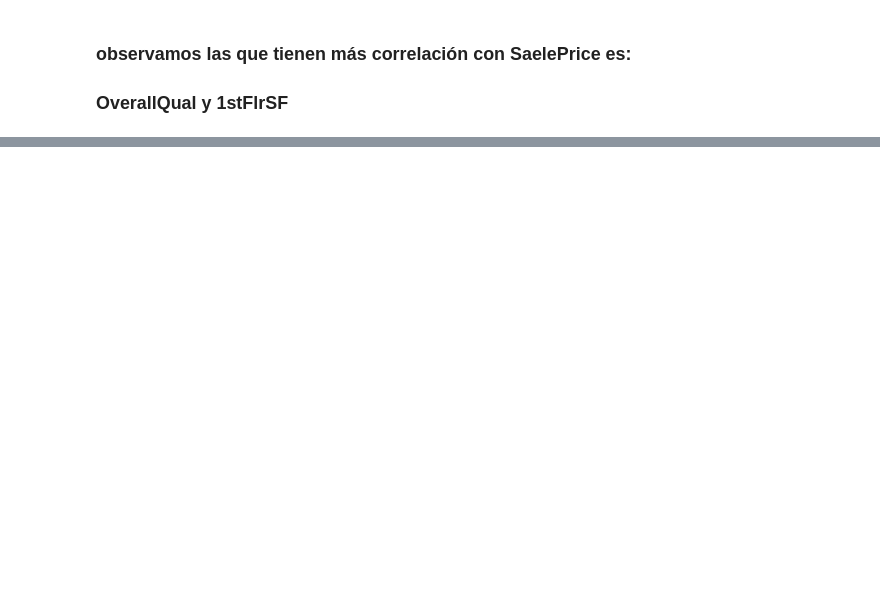
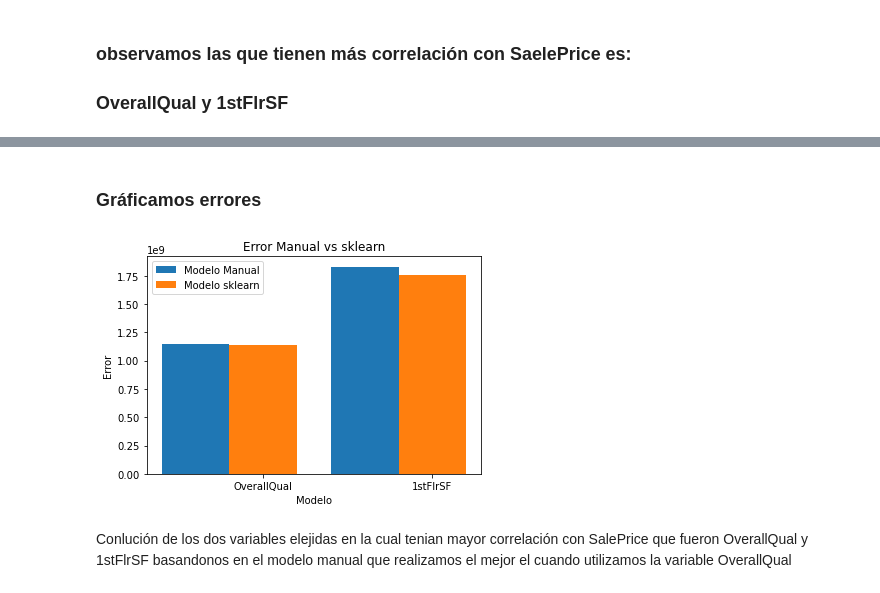
Before and after one commit to amartinez16/Galileo_2022, a Jupyter notebook: Proyecto.ipynb, the cells around one changed output, grey strips where cells are left out. Saved outputs shown, nothing was run; the diff lists cells and outputs as text; code cells hidden in the pictures; blank space fills up the shorter version.

```diff
--- a/Proyecto.ipynb
+++ b/Proyecto.ipynb
@@ -281,0 +325,8 @@ ver.head()
+# %%
+lm3 = LinearRegression()
+lm4 = LinearRegression()
+OverallQual_test = np.array([dtTestin['OverallQual'].tolist()])
+O1stFlrSF_test    = np.array([dtTestin['1stFlrSF'].tolist()])
+SalePrice_test    = np.array(dtTestin['SalePrice'].tolist())
+modelo_OverQual_sklearn_test = lm3.fit(OverallQual_test.reshape(-1,1),SalePrice_test)
+modelo_1stFlrSF_sklearn_test = lm4.fit(O1stFlrSF_test.reshape(-1,1),SalePrice_test)
@@ -281,0 +335,4 @@ ver.head()
+# %%
+y_manual_test_o, y_klean_test_o,y_promedio_test_o = predicciones(modelo_over[len(modelo_over.keys())-1], modelo_OverQual_sklearn_test, OverallQual_test[0])
+error_sklearn_o = calculo_error(y_klean_test_o, dtTestin['SalePrice'])
+error_manual_o  = calculo_error(y_manual_test_o, dtTestin['SalePrice'])
@@ -281,0 +341,28 @@ ver.head()
+# %%
+y_manual_test_flr, y_klean_test_flr,y_promedio_test_flr = predicciones(modelo_flr[len(modelo_flr.keys())-1], modelo_1stFlrSF_sklearn_test, O1stFlrSF_test[0])
+error_sklearn_flr = calculo_error(y_klean_test_flr, dtTestin['SalePrice'])
+error_manual_flr  = calculo_error(y_manual_test_flr, dtTestin['SalePrice'])
+# %% [markdown]
+### Gráficamos errores
+# %%
+numero_grupo = 2
+indice_barras = np.arange(2)
+ancho_barras = 0.40
+
+error_manuales = [error_manual_o,error_manual_flr]
+error_sklearn = [error_sklearn_o,error_sklearn_flr]
+
+plt.bar(indice_barras,error_manuales,width=ancho_barras,label='Modelo Manual')
+plt.bar(indice_barras+ancho_barras,error_sklearn,width=ancho_barras,label='Modelo sklearn')
+plt.legend(loc='best')
+plt.xticks(indice_barras+ancho_barras,('OverallQual','1stFlrSF'))
+
+plt.ylabel('Error')
+plt.xlabel('Modelo')
+plt.title('Error Manual vs sklearn')
+
+plt.show()
+# %% [output]
+[figure, added]
+# %% [markdown]
+Conlución de los dos variables elejidas en la cual tenian mayor correlación con SalePrice que fueron OverallQual y 1stFlrSF basandonos en el modelo manual que realizamos el mejor el cuando utilizamos la variable OverallQual
```
Also changed, not shown: parts of 38 cells of this notebook.
